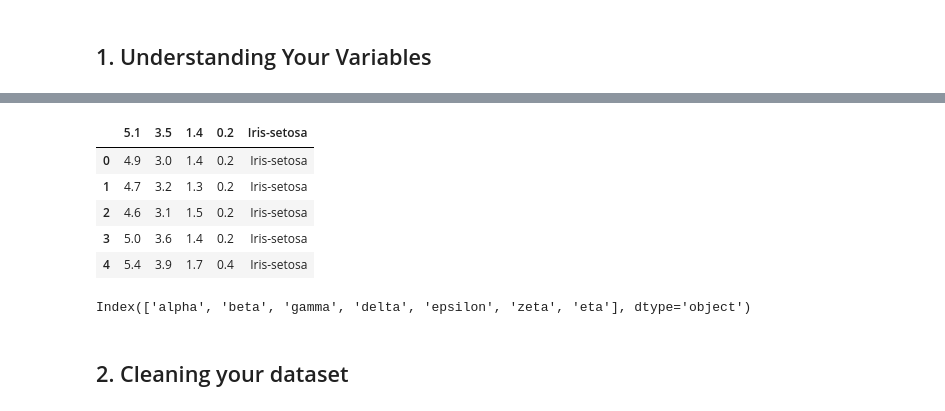
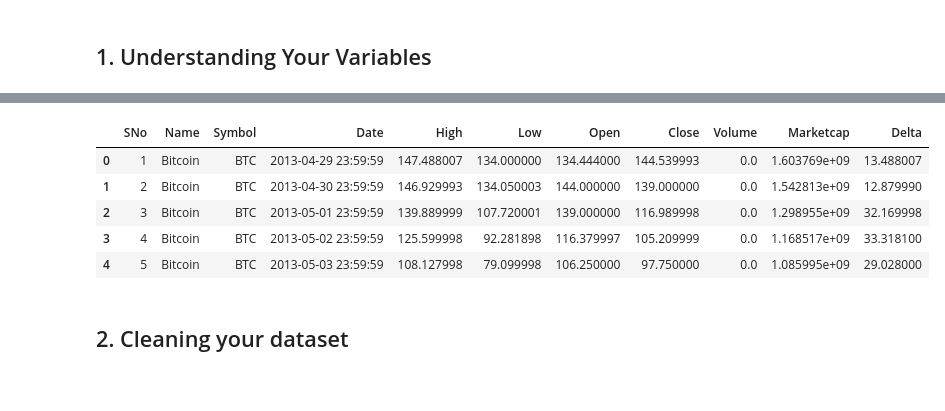
Before and after one commit to jordantcarlisle/eda-example, a Jupyter notebook: Example_of_Exploratory_Data_Analysis.ipynb, the cells around one changed output, grey strips where cells are left out. Drawn from its saved outputs; the diff is of its cells as text; code cells hidden in the pictures.

```diff
--- a/Example_of_Exploratory_Data_Analysis.ipynb
+++ b/Example_of_Exploratory_Data_Analysis.ipynb
@@ -28,2 +32,9 @@ ValueError: ignored
+# %%
+# Reading BTC data into the notebook's working memory with Pandas ".pd".
+btc = pd.read_csv('https://raw.githubusercontent.com/jordantcarlisle/eda-example/main/coin_Bitcoin.csv')
+
+# Here is how you would read data in for other cryptos from my Github
+# eth = pd.read_csv('https://raw.githubusercontent.com/jordantcarlisle/eda-example/main/coin_Ethereum.csv')
+# sol = pd.read_csv('https://raw.githubusercontent.com/jordantcarlisle/eda-example/main/coin_Solana.csv')
 # %% [markdown]
 ## 1. Understanding Your Variables
@@ -34,13 +110,13 @@ df.shape
+# %%
+# Creating a new feature of this dataset that's the difference between daily high
+# and low called 'Delta'. This will make things a bit more interesting.
+btc['Delta'] = abs(btc['High'] - btc['Low'])
 # %%
-df.head()
+btc.head()
 # %% [output]
-|  | 5.1 | 3.5 | 1.4 | 0.2 | Iris-setosa |
-| 0 | 4.9 | 3.0 | 1.4 | 0.2 | Iris-setosa |
-| 1 | 4.7 | 3.2 | 1.3 | 0.2 | Iris-setosa |
-| 2 | 4.6 | 3.1 | 1.5 | 0.2 | Iris-setosa |
-| 3 | 5.0 | 3.6 | 1.4 | 0.2 | Iris-setosa |
-| 4 | 5.4 | 3.9 | 1.7 | 0.4 | Iris-setosa |
+|  | SNo | Name | Symbol | Date | High | Low | Open | Close | Volume | Marketcap | Delta |
+| 0 | 1 | Bitcoin | BTC | 2013-04-29 23:59:59 | 147.488007 | 134.000000 | 134.444000 | 144.539993 | 0.0 | 1.603769e+09 | 13.488007 |
+| 1 | 2 | Bitcoin | BTC | 2013-04-30 23:59:59 | 146.929993 | 134.050003 | 144.000000 | 139.000000 | 0.0 | 1.542813e+09 | 12.879990 |
+| 2 | 3 | Bitcoin | BTC | 2013-05-01 23:59:59 | 139.889999 | 107.720001 | 139.000000 | 116.989998 | 0.0 | 1.298955e+09 | 32.169998 |
+| 3 | 4 | Bitcoin | BTC | 2013-05-02 23:59:59 | 125.599998 | 92.281898 | 116.379997 | 105.209999 | 0.0 | 1.168517e+09 | 33.318100 |
+| 4 | 5 | Bitcoin | BTC | 2013-05-03 23:59:59 | 108.127998 | 79.099998 | 106.250000 | 97.750000 | 0.0 | 1.085995e+09 | 29.028000 |
-# %%
-df.columns
-# %% [output]
-Index(['alpha', 'beta', 'gamma', 'delta', 'epsilon', 'zeta', 'eta'], dtype='object')
```
Also changed, not shown: parts of 29 cells of this notebook.
